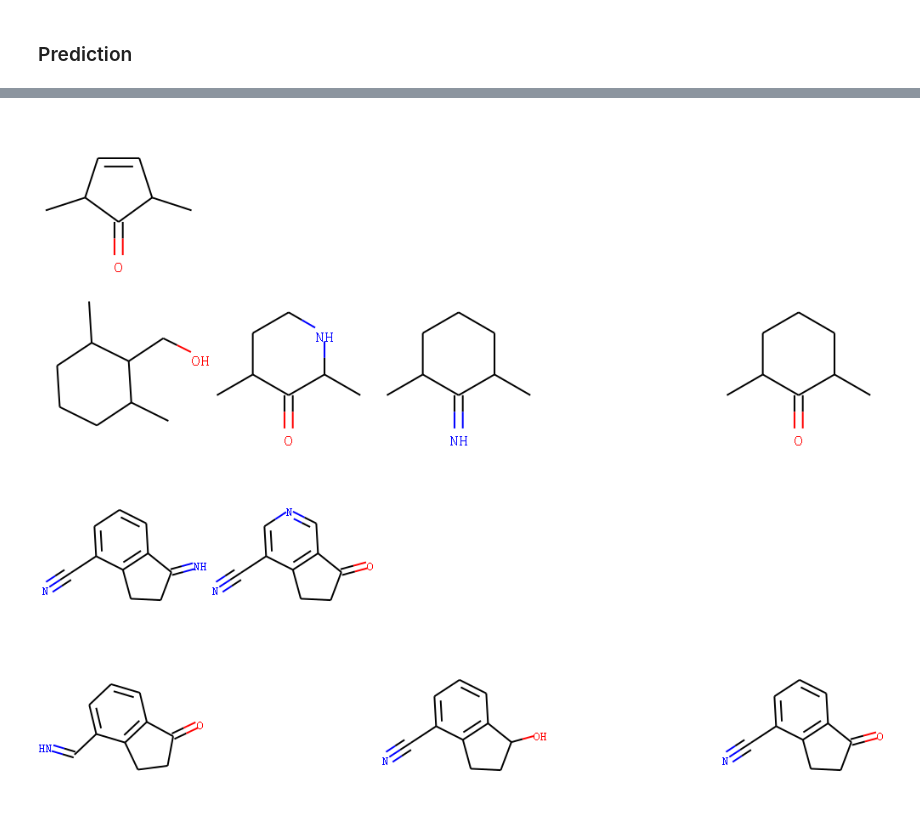
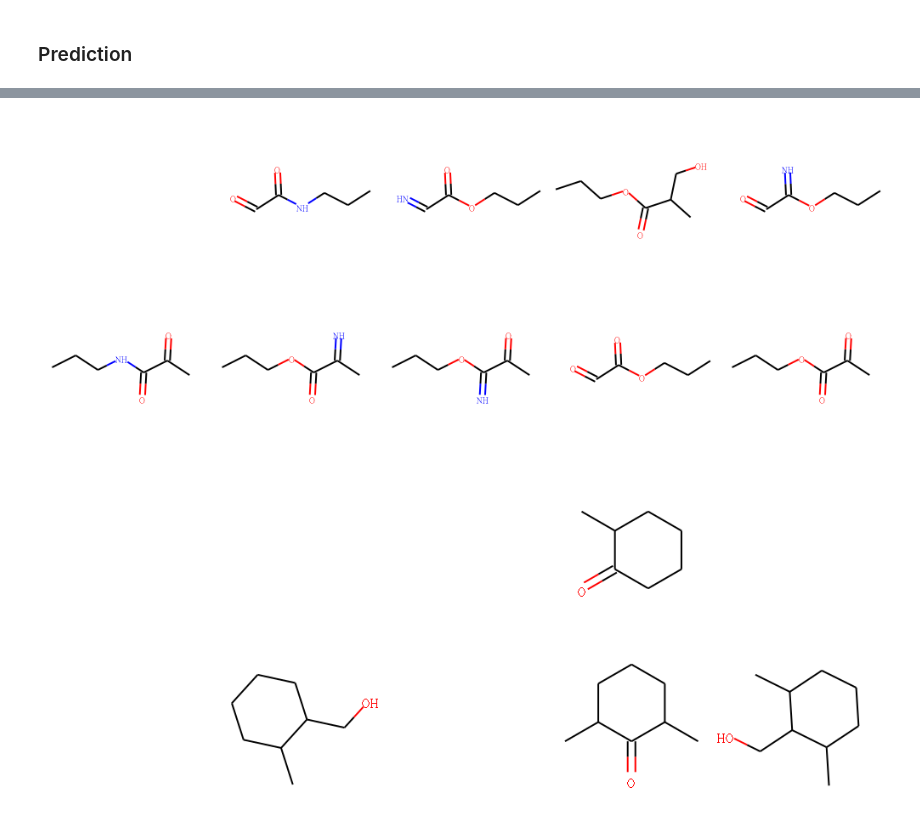
Before and after one commit to UWDIRECT-2019/DarKnight, a Jupyter notebook: darknight/important_notebooks/Avg_rxn_vec_KA.ipynb, the cells around one changed output, grey strips where cells are left out. Cells and saved outputs as stored; diff of their text form; code cells hidden in the pictures.

```diff
--- a/darknight/important_notebooks/Avg_rxn_vec_KA.ipynb
+++ b/darknight/important_notebooks/Avg_rxn_vec_KA.ipynb
@@ -163,22 +183,22 @@ img
 # %%
-# Predict a certain molecule in the set which just loaded
-r_p2 = katest['reactants'][5]
+# Predict the 2rd reaction in the training set
+r_p2 = katest['reactants'][1]
 rvec_p2 = [darkchem.utils.struct2vec(r_p2)]
 rvec_p2 = np.array(rvec_p2).astype(int)
 r_p2_latent = model.encoder.predict(rvec_p2)
 p_p2_latent = r_p2_latent + path_vec
 pvec_p2 = model.decoder.predict(p_p2_latent)
 p_p2 = darkchem.utils.beamsearch(pvec_p2, k=10)
 df = {}
 df['p_p2'] = [darkchem.utils.vec2struct(i) for i in p_p2[0]]
 df['p_p2_mol'] = [Chem.MolFromSmiles(df['p_p2'][i]) for i in range(len(df['p_p2']))]
 img = Chem.Draw.MolsToGridImage(df['p_p2_mol'], molsPerRow=5, subImgSize=(200, 200))
 img
 # %% [output]
-[figure, old version]
+[figure, new version]
 # %%
-# Predict a certain molecule in the set which just loaded
-r_p3 = katest['reactants'][9]
+# Predict the 3rd reaction in the training set
+r_p3 = katest['reactants'][2]
 rvec_p3 = [darkchem.utils.struct2vec(r_p3)]
 rvec_p3 = np.array(rvec_p3).astype(int)
 r_p3_latent = model.encoder.predict(rvec_p3)
@@ -191,4 +211,4 @@ df['p_p3_mol'] = [Chem.MolFromSmiles(df['p_p3'][i]) for i in range(len(df['p_p3'
 img = Chem.Draw.MolsToGridImage(df['p_p3_mol'], molsPerRow=5, subImgSize=(200, 200))
 img
 # %% [output]
-[figure, old version]
+[figure, new version]
```
Also changed, not shown: parts of 20 cells of this notebook, 5 other files.
